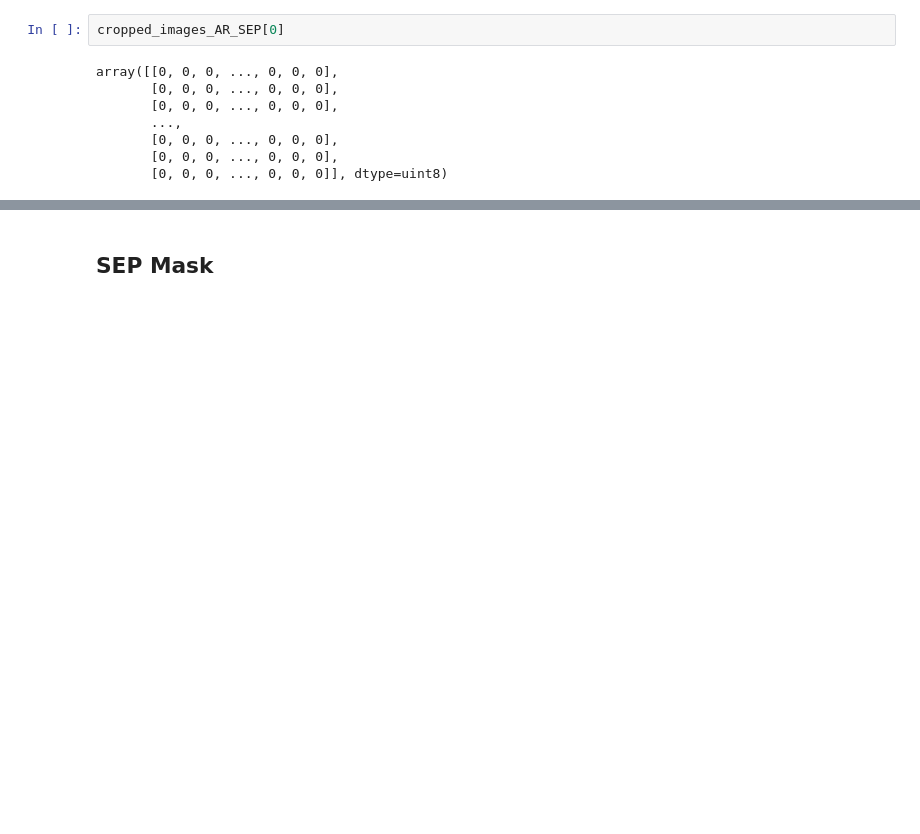
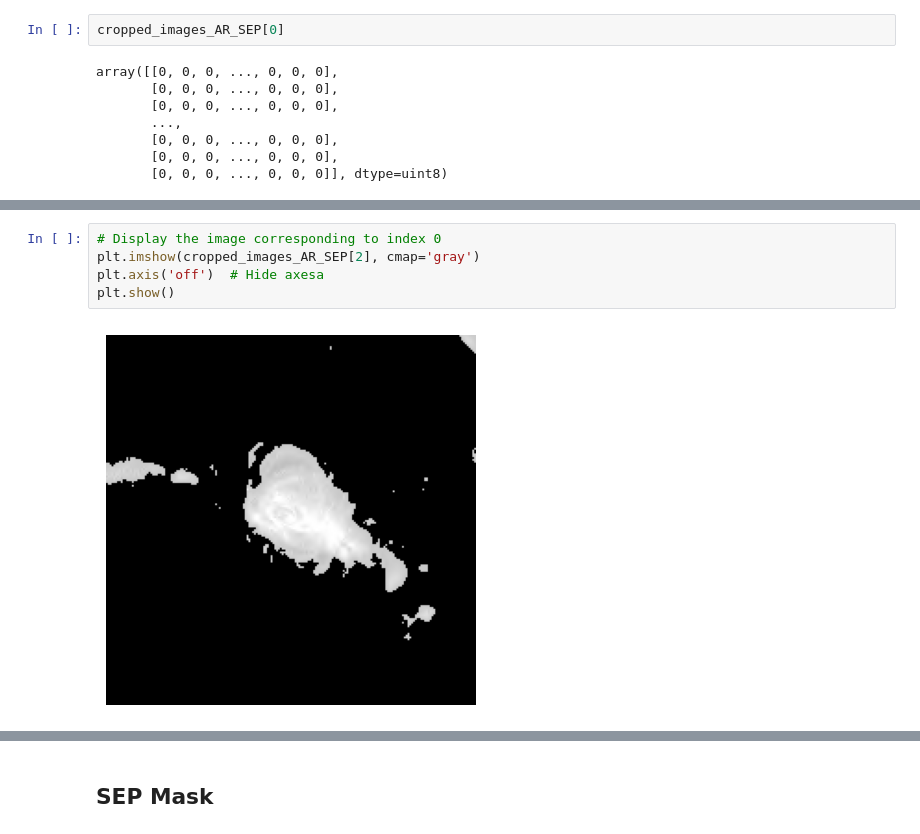
Before and after one commit to Gbp27/Polygon-Models, a Jupyter notebook: code-HOG.ipynb, the cells around one changed output, grey strips where cells are left out. Drawn from its saved outputs; the diff is of its cells as text; blank space fills up the shorter version.

```diff
--- a/code-HOG.ipynb
+++ b/code-HOG.ipynb
@@ -388,0 +383,7 @@ plt.show()
+# %%
+# Display the image corresponding to index 0
+plt.imshow(cropped_images_AR_SEP[2], cmap='gray')
+plt.axis('off')  # Hide axesa
+plt.show()
+# %% [output]
+[figure, added]
```
Also changed, not shown: parts of 8 cells of this notebook, 3 other files.
